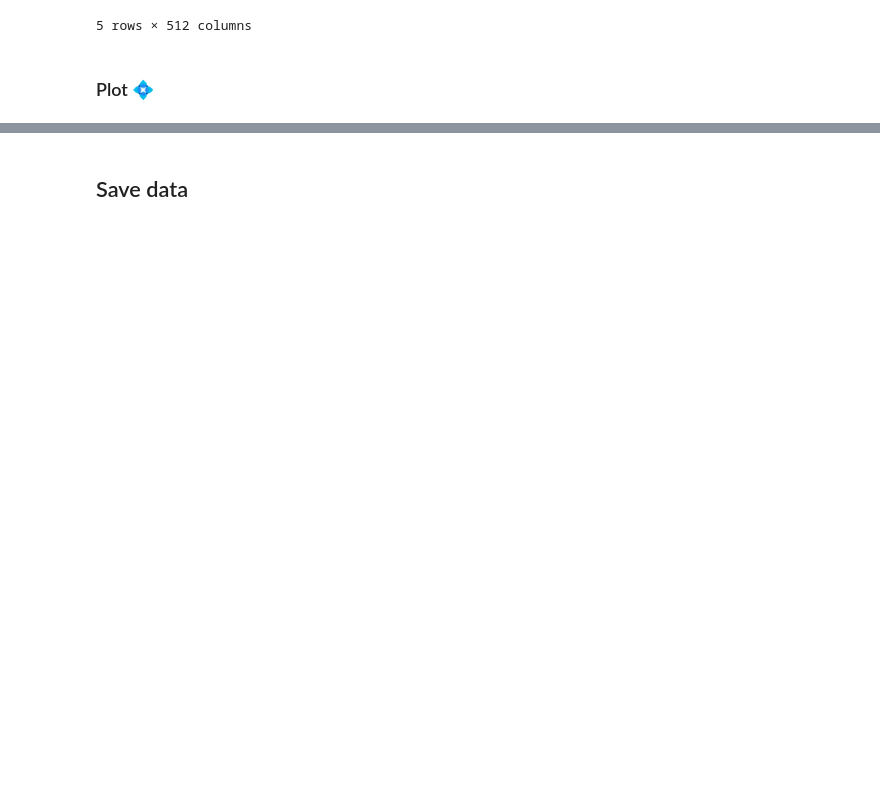
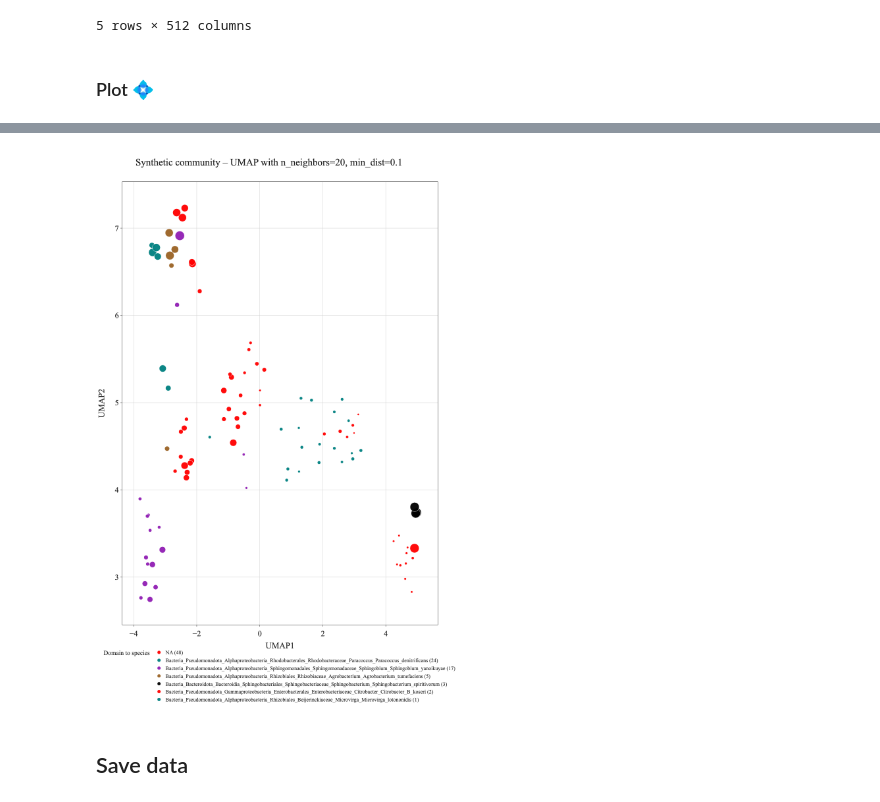
Before and after one commit to melinamarkkanen/Methylation, a Jupyter notebook: notebooks/UMAP_analysis_HAMBI.ipynb, the cells around one changed output, grey strips where cells are left out. Drawn from its saved outputs; the diff is of its cells as text; code cells hidden in the pictures; blank space fills up the shorter version.

```diff
--- a/notebooks/UMAP_analysis_HAMBI.ipynb
+++ b/notebooks/UMAP_analysis_HAMBI.ipynb
@@ -505,0 +460,12 @@ n_jobs value -1 overridden to 1 by setting random_state. Use no seed for paralle
+# %%
+# Extract based on UMAP1 (x axis) & UMAP2 (y axis) values:
+mod_counts_UMAP_df_zoomed = mod_counts_UMAP_df.loc[(mod_counts_UMAP_df['UMAP1']>= -6) & (mod_counts_UMAP_df['UMAP1']<= 1)
+    & (mod_counts_UMAP_df['UMAP2']>= -6) & (mod_counts_UMAP_df['UMAP2']<= 1)]
+
+# Check
+mod_counts_UMAP_df_zoomed.head()
+
+# Save those contig IDs
+mod_counts_UMAP_df_zoomed.index.to_list()
+
+df_mod_counts_zoomed = df_mod_counts[df_mod_counts.index.isin(mod_counts_UMAP_df_zoomed.index)]
@@ -505,0 +474,74 @@ n_jobs value -1 overridden to 1 by setting random_state. Use no seed for paralle
+# %%
+#n_neighbors = [20, 30 ]
+#min_dist = [0.01, 0.1, 0.2]
+
+#n_neighbors = [20]
+#min_dist = [0.5]
+
+n_neighbors = [20]
+min_dist = [0.1]
+
+color_dict = ['#FF0000', '#008080', '#911eb4', '#9a6324','#000000']
+
+
+custom_colors = color_dict
+
+for n in n_neighbors:
+    for m in min_dist:
+        reducer = umap.UMAP(n_neighbors=n, min_dist=m, random_state=seed)
+        embedding = reducer.fit_transform(df_mod_counts_zoomed.iloc[:, :-20])
+        mod_counts_UMAP_df  = pd.DataFrame({
+            'UMAP1': embedding[:, 0],
+            'UMAP2': embedding[:, 1],
+            'Domain to species': df_mod_counts_zoomed['Domain to species'],
+            'Domain to genus': df_mod_counts_zoomed['Domain to genus'],
+            'element': df_mod_counts_zoomed['element'],
+            'contig': df_mod_counts_zoomed.index,
+            'contig_length_sqrt': df_mod_counts_zoomed['contig_length_sqrt']
+        })
+
+        column = 'Domain to species'
+        mod_counts_UMAP_df['Domain to species'] = mod_counts_UMAP_df['Domain to species'].fillna('NA')
+
+        value_counts = mod_counts_UMAP_df[column].value_counts().to_dict()
+
+        mod_counts_UMAP_df[f'{column}_with_counts'] = mod_counts_UMAP_df[column].apply(lambda x: f'{x} ({value_counts[x]})')
+
+        mod_counts_UMAP_df['count'] = mod_counts_UMAP_df[column].map(value_counts)
+        mod_counts_UMAP_df = mod_counts_UMAP_df.sort_values(by=['count'], ascending=False)
+
+        mod_counts_UMAP_df[f'{column}_with_counts'] = pd.Categorical(
+            mod_counts_UMAP_df[f'{column}_with_counts'],
+            categories=mod_counts_UMAP_df[f'{column}_with_counts'].unique(),
+            ordered=True
+        )
+
+        fig = px.scatter(mod_counts_UMAP_df,
+                            x='UMAP1',
+                            y='UMAP2',
+                            labels={f'{column}_with_counts': column},
+                            color=f'{column}_with_counts',
+                            title=f' Synthetic community – UMAP with n_neighbors={n}, min_dist={m}',
+                            color_discrete_sequence=custom_colors,
+                            opacity=0.95,
+                            hover_data={'Domain to species': True, 'Domain to genus': True,
+                                        'element': True, 'contig': True},
+                        size = 'contig_length_sqrt'
+        )
+        title = f' Synthetic community – UMAP with n_neighbors={n}, min_dist={m}'
+
+        fig.update_layout(font=dict(family="Times New Roman"),
+            title=dict(text=title, font=dict(size=30), x=0.47, xanchor='center'),
+            height=1700, width=1200, template='simple_white', showlegend=True,
+            legend=dict(
+                font=dict(size=16), x=0.5, y=-0.05, traceorder="normal", xanchor='center', yanchor='top', orientation='h'),
+            xaxis=dict(title_font=dict(size=26), tickfont=dict(size=24),
+                       showgrid=True, gridcolor='lightgray', zeroline=False, showline=True, linecolor='black', linewidth=1, mirror=True),
+            yaxis=dict(title_font=dict(size=26), tickfont=dict(size=24), showgrid=True, gridcolor='lightgray',
+                       zeroline=False, showline=True, linecolor='black', linewidth=1, mirror=True))
+
+        fig.show()
+        #fig.write_image(f'UMAP_HAMBI/UMAP_{n}_{m}_above50_mod_counts_zoomed.png')
+        #fig.write_image(f'UMAP_HAMBI/UMAP_{n}_{m}_above50_mod_counts_zoomed.svg')
+        #fig.write_html(f'UMAP_HAMBI/UMAP_{n}_{m}_above50_mod_counts_zoomed.html')
+# %% [output]
@@ -506,3 +549,4 @@ n_jobs value -1 overridden to 1 by setting random_state. Use no seed for paralle
+[figure, added]
 # %% [markdown]
 ## Save data
 # %%
```
Also changed, not shown: parts of 16 cells of this notebook, 6 other files.
